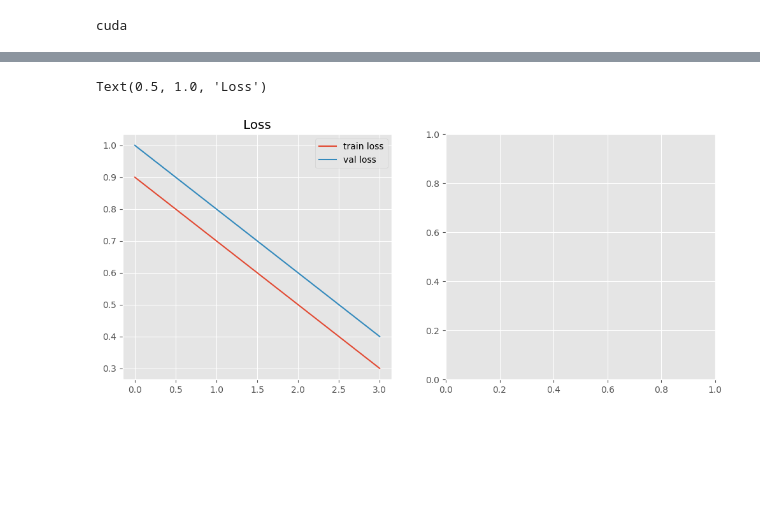
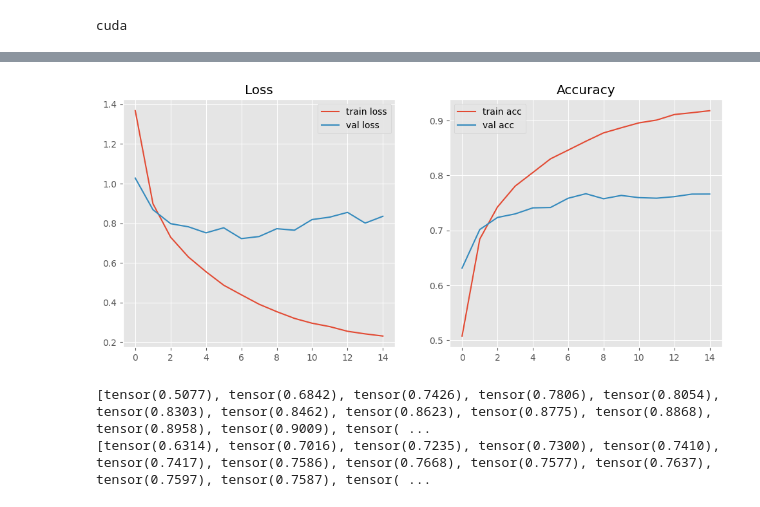
Before and after one commit to Pakeith0805/SparkPlus_Assignment, a Jupyter notebook: Assignment.ipynb, the cells around one changed output, grey strips where cells are left out. Cells and saved outputs as stored; diff of their text form; code cells hidden in the pictures; blank space fills up the shorter version.

```diff
--- a/Assignment.ipynb
+++ b/Assignment.ipynb
@@ -125,7 +125,7 @@ for epoch in range(num_epochs):
     val_running_acc /= len(validation_dataloader)
     val_losses.append(val_running_loss)
     #val_accs.append(val_running_acc)
-    val_accs.append(running_acc.cpu())
+    val_accs.append(val_running_acc.cpu())
     print("epoch: {}, loss: {}, acc: {}, \
      val loss: {}, val acc: {}".format(epoch, running_loss, running_acc, val_running_loss, val_running_acc))
 # %% [output]
@@ -147,13 +147,26 @@ epoch: 14, loss: 0.23046626191364597, acc: 0.9181861877441406,      val loss: 0.
 # %%
 plt.style.use("ggplot")
 
 fig, axes = plt.subplots(1, 2, figsize=(12, 5))  # 1行2列のサブプロット
 
-# 左のグラフ（損失）
+# 左のグラフ(損失)
 axes[0].plot(losses, label="train loss")
 axes[0].plot(val_losses, label="val loss")
 axes[0].legend()
 axes[0].set_title("Loss")
+
+# 右のグラフ(精度)
+axes[1].plot(accs, label="train acc")
+axes[1].plot(val_accs, label="val acc")
+axes[1].legend()
+axes[1].set_title("Accuracy")
+
+plt.show()
 # %% [output]
-Text(0.5, 1.0, 'Loss')
-[figure, old version]
+[figure, new version]
+# %%
+print(accs)
+print(val_accs)
+# %% [output]
+[tensor(0.5077), tensor(0.6842), tensor(0.7426), tensor(0.7806), tensor(0.8054), tensor(0.8303), tensor(0.8462), tensor(0.8623), tensor(0.8775), tensor(0.8868), tensor(0.8958), tensor(0.9009), tensor( ...
+[tensor(0.6314), tensor(0.7016), tensor(0.7235), tensor(0.7300), tensor(0.7410), tensor(0.7417), tensor(0.7586), tensor(0.7668), tensor(0.7577), tensor(0.7637), tensor(0.7597), tensor(0.7587), tensor( ...
```
Also changed, not shown: parts of 1 cell of this notebook.
